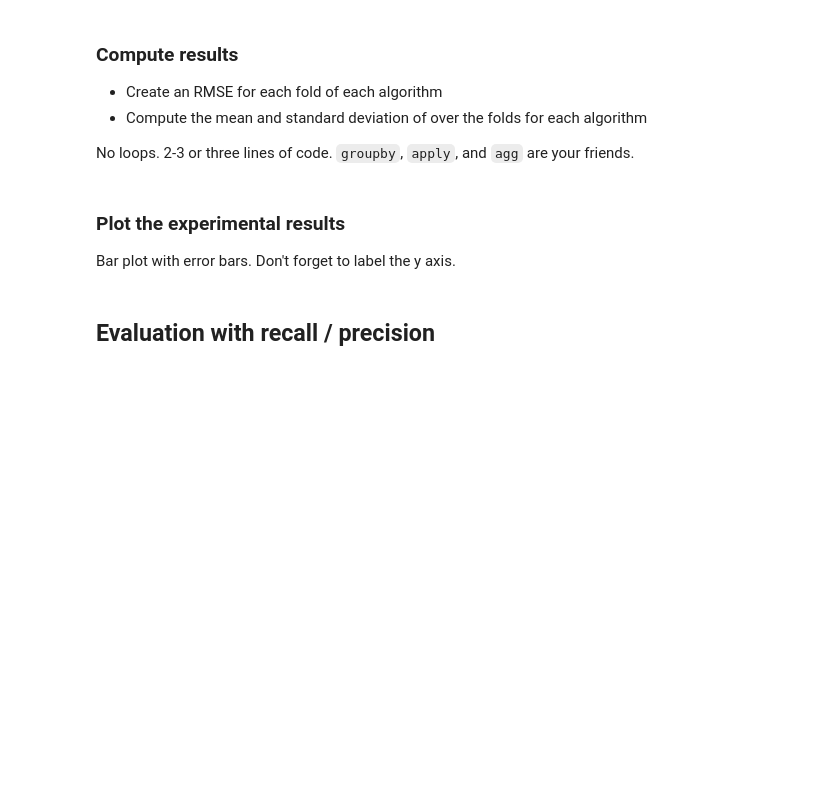
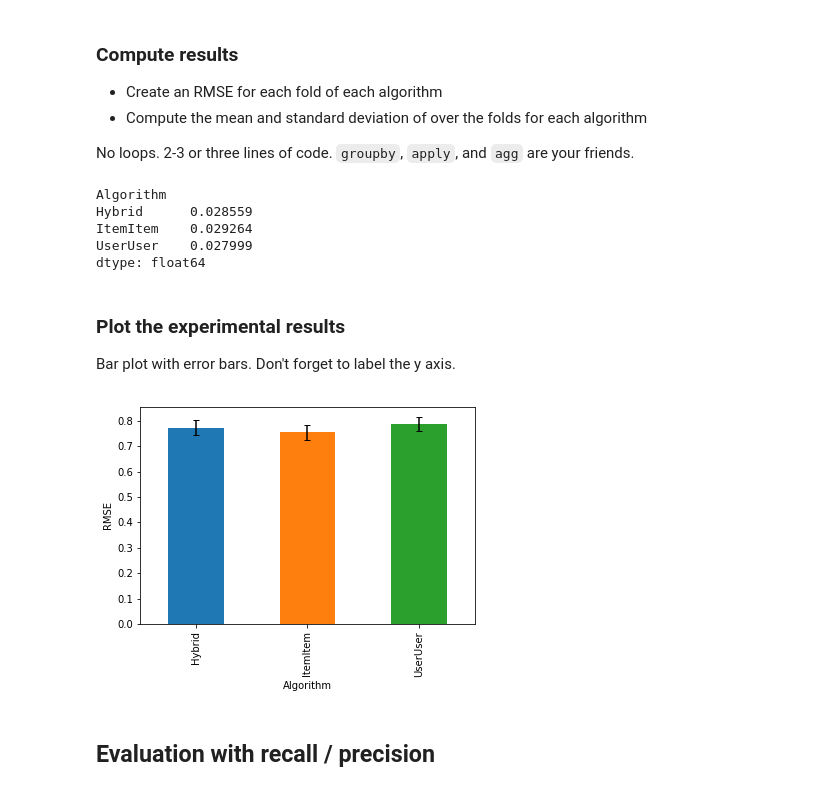
Before and after one commit to pxf3/Recommender-Systems, a Jupyter notebook: hwk3/hwk3.ipynb, the cells around one changed output. Saved outputs shown, nothing was run; the diff lists cells and outputs as text; code cells hidden in the pictures; blank space fills up the shorter version.

```diff
--- a/hwk3/hwk3.ipynb
+++ b/hwk3/hwk3.ipynb
@@ -70,6 +87,8 @@ Neighbors = 20, Min neighbors = 5
 # %% [markdown]
 ### Weighted hybrid
 UserUser 0.8 ItemItem 0.2
+# %%
+hybrid = WeightedHybrid([user_comp, item_comp], [0.8,0.2])
 # %% [markdown]
 ### A helper function for doing the evaluation
 Makes repeated calls to `batch.predict` easier to perform.
@@ -90,11 +109,17 @@ Note that all the happens here is that predictions are generated. Evaluation is
 # %%
 np.random.seed(20190303)
 
+test_data = []
 all_preds = []
 fold = 0
 # HOMEWORK 3 TODO
 # Implement 5-fold cross-validation with user-based splitting
 # Call eval_preds for each algorithm, each fold
 # Results should be appended to all_preds
+for train, test in xf.partition_users(ratings[['user', 'item', 'rating']], 5, xf.SampleFrac(0.2)):
+    test_data.append(test)
+    all_preds.append(eval_preds('UserUser',fold, user_comp, train, test))
+    all_preds.append(eval_preds('ItemItem',fold, item_comp, train, test))
+    all_preds.append(eval_preds('Hybrid',fold, hybrid, train, test))
     print("Completed fold {}".format(fold))
     fold += 1
@@ -101,5 +132,5 @@ fold = 0
 # %% [markdown]
 ### Combine all results into one data frame
 # %%
-all_preds = pd.concat(all_preds, ignore_index=True)
-all_preds.head()
+#all_preds = pd.concat(all_preds, ignore_index=True)
+all_preds
@@ -109,9 +159,23 @@ all_preds.head()
 - Compute the mean and standard deviation of over the folds for each algorithm
 
 No loops. 2-3 or three lines of code. `groupby`, `apply`, and `agg` are your friends.
+# %%
+RMSE = all_preds.groupby(['Algorithm', 'Fold']).apply(lambda df: rmse(df['rating'], df['prediction']))
+RMSE_mean = RMSE.groupby('Algorithm').mean()
+RMSE_std = RMSE.groupby('Algorithm').std()
+# %% [output]
+Algorithm
+Hybrid      0.028559
+ItemItem    0.029264
+UserUser    0.027999
+dtype: float64
 # %% [markdown]
 ### Plot the experimental results
 Bar plot with error bars. Don't forget to label the y axis.
+# %%
+plt = RMSE_mean.plot.bar(yerr=RMSE_std, capsize=3).set_ylabel('RMSE')
+# %% [output]
+[figure, added]
 # %% [markdown]
 ## Evaluation with recall / precision
 # %% [markdown]
```
Also changed, not shown: parts of 6 cells of this notebook.
